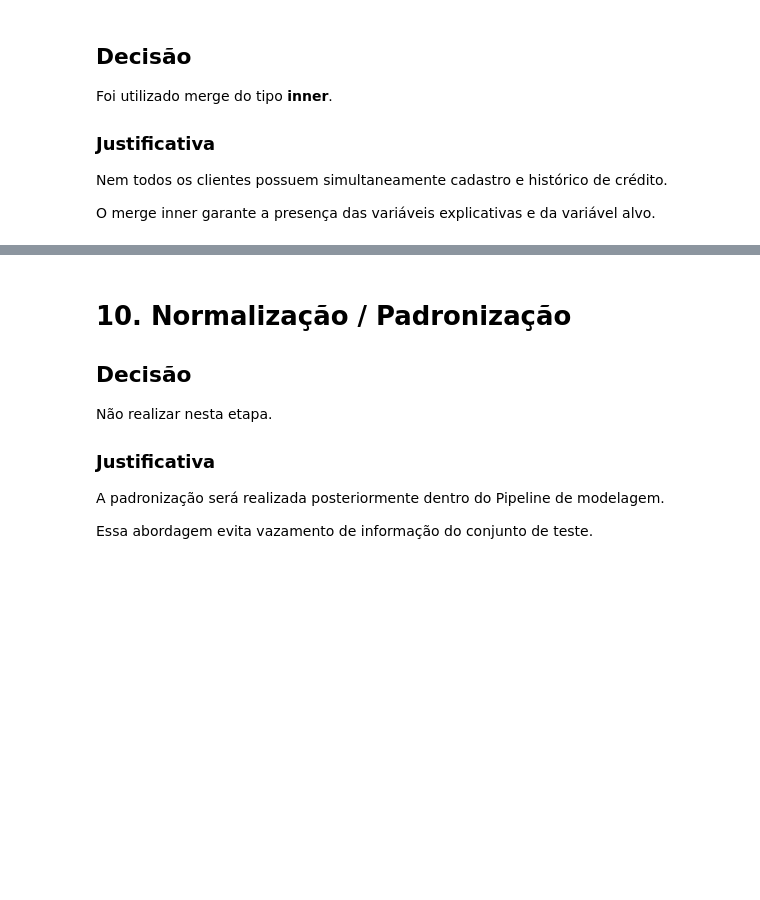
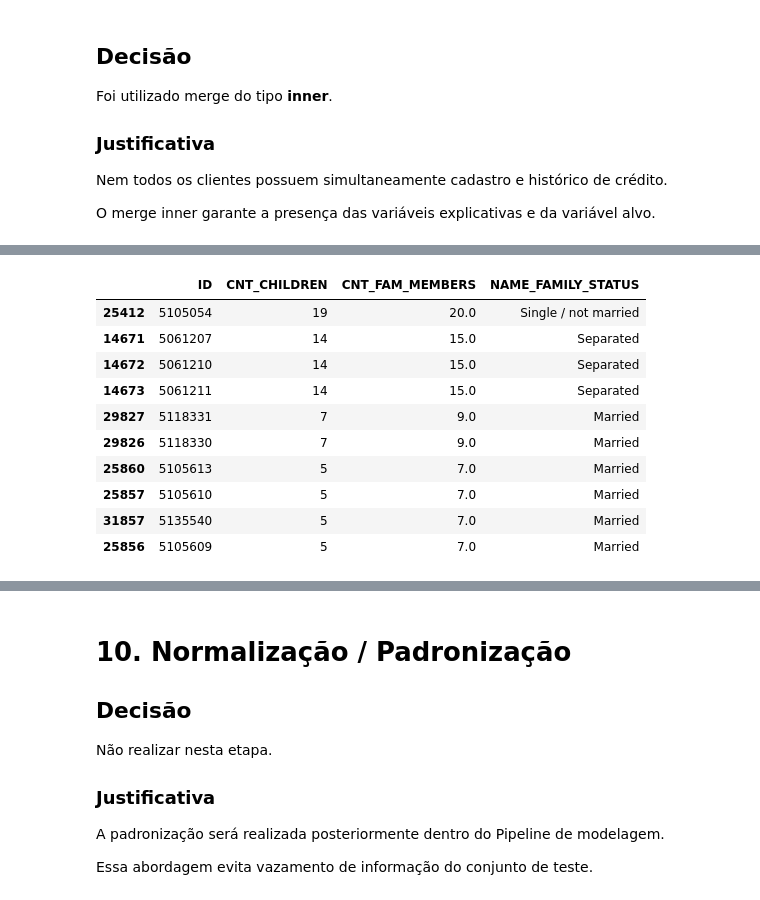
Before and after one commit to zildoaranha/Desafio-Fiap, a Jupyter notebook: 02_preprocessamento_final.ipynb, the cells around one changed output, grey strips where cells are left out. Saved outputs shown, nothing was run; the diff lists cells and outputs as text; code cells hidden in the pictures; blank space fills up the shorter version.

```diff
--- a/02_preprocessamento_final.ipynb
+++ b/02_preprocessamento_final.ipynb
@@ -354,0 +377,50 @@ df["EMPLOYED_YEARS"] = (
+# %%
+# Verificação dos registros com valores extremos
+
+df.sort_values(
+    "AMT_INCOME_TOTAL",
+    ascending=False
+)[
+    [
+        "ID",
+        "AMT_INCOME_TOTAL",
+        "NAME_INCOME_TYPE",
+        "OCCUPATION_TYPE"
+    ]
+].head(10)
+
+df.sort_values(
+    "CNT_CHILDREN",
+    ascending=False
+)[
+    [
+        "ID",
+        "CNT_CHILDREN",
+        "CNT_FAM_MEMBERS",
+        "NAME_FAMILY_STATUS"
+    ]
+].head(10)
+
+df.sort_values(
+    "CNT_FAM_MEMBERS",
+    ascending=False
+)[
+    [
+        "ID",
+        "CNT_CHILDREN",
+        "CNT_FAM_MEMBERS",
+        "NAME_FAMILY_STATUS"
+    ]
+].head(10)
+# %% [output]
+|  | ID | CNT_CHILDREN | CNT_FAM_MEMBERS | NAME_FAMILY_STATUS |
+| 25412 | 5105054 | 19 | 20.0 | Single / not married |
+| 14671 | 5061207 | 14 | 15.0 | Separated |
+| 14672 | 5061210 | 14 | 15.0 | Separated |
+| 14673 | 5061211 | 14 | 15.0 | Separated |
+| 29827 | 5118331 | 7 | 9.0 | Married |
+| 29826 | 5118330 | 7 | 9.0 | Married |
+| 25860 | 5105613 | 5 | 7.0 | Married |
+| 25857 | 5105610 | 5 | 7.0 | Married |
+| 31857 | 5135540 | 5 | 7.0 | Married |
+| 25856 | 5105609 | 5 | 7.0 | Married |
```
Also changed, not shown: parts of 8 cells of this notebook.
